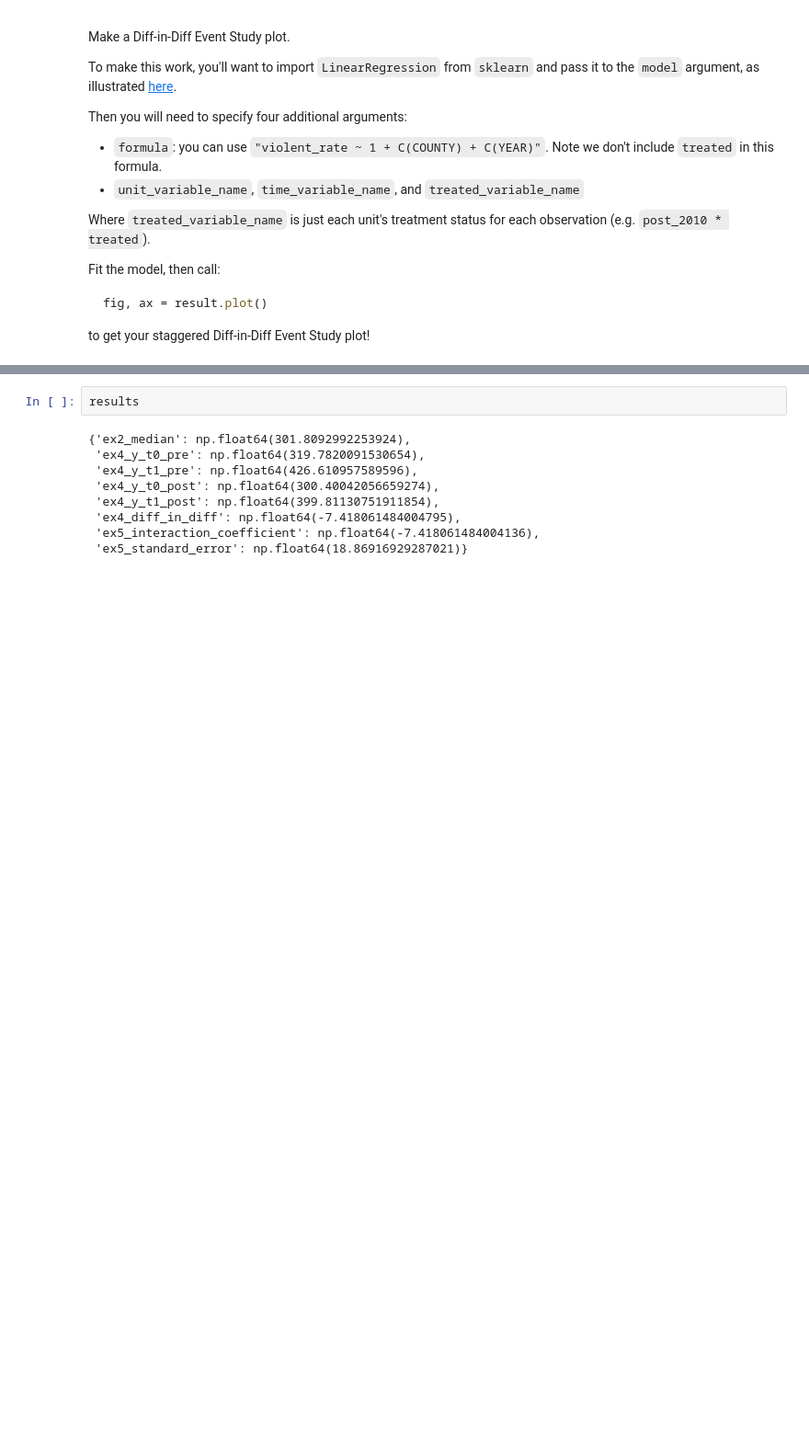
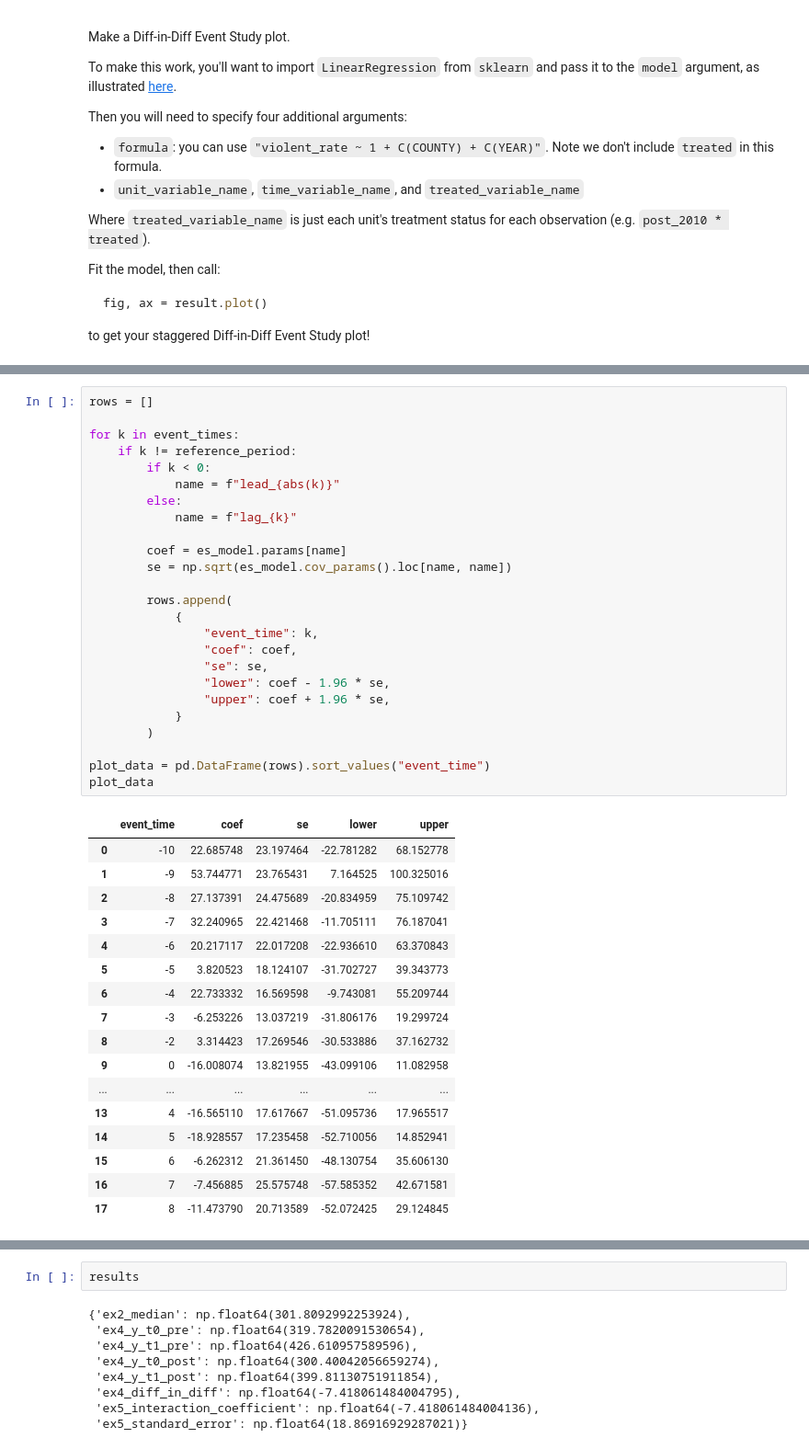
Before and after one commit to mingjie-wei/ids701-solving-problems-with-data, a Jupyter notebook: DiD/exercise_diffindiff.ipynb, the cells around one changed output, grey strips where cells are left out. Shown at 92% size. Cells and saved outputs as stored; diff of their text form; blank space fills up the shorter version.

```diff
--- a/DiD/exercise_diffindiff.ipynb
+++ b/DiD/exercise_diffindiff.ipynb
@@ -376,0 +441,43 @@ The event-study plot appears correctly specified. The pre-treatment placebo esti
+# %%
+rows = []
+
+for k in event_times:
+    if k != reference_period:
+        if k < 0:
+            name = f"lead_{abs(k)}"
+        else:
+            name = f"lag_{k}"
+
+        coef = es_model.params[name]
+        se = np.sqrt(es_model.cov_params().loc[name, name])
+
+        rows.append(
+            {
+                "event_time": k,
+                "coef": coef,
+                "se": se,
+                "lower": coef - 1.96 * se,
+                "upper": coef + 1.96 * se,
+            }
+        )
+
+plot_data = pd.DataFrame(rows).sort_values("event_time")
+plot_data
+# %% [output]
+|  | event_time | coef | se | lower | upper |
+| 0 | -10 | 22.685748 | 23.197464 | -22.781282 | 68.152778 |
+| 1 | -9 | 53.744771 | 23.765431 | 7.164525 | 100.325016 |
+| 2 | -8 | 27.137391 | 24.475689 | -20.834959 | 75.109742 |
+| 3 | -7 | 32.240965 | 22.421468 | -11.705111 | 76.187041 |
+| 4 | -6 | 20.217117 | 22.017208 | -22.936610 | 63.370843 |
+| 5 | -5 | 3.820523 | 18.124107 | -31.702727 | 39.343773 |
+| 6 | -4 | 22.733332 | 16.569598 | -9.743081 | 55.209744 |
+| 7 | -3 | -6.253226 | 13.037219 | -31.806176 | 19.299724 |
+| 8 | -2 | 3.314423 | 17.269546 | -30.533886 | 37.162732 |
+| 9 | 0 | -16.008074 | 13.821955 | -43.099106 | 11.082958 |
+| ... | ... | ... | ... | ... | ... |
+| 13 | 4 | -16.565110 | 17.617667 | -51.095736 | 17.965517 |
+| 14 | 5 | -18.928557 | 17.235458 | -52.710056 | 14.852941 |
+| 15 | 6 | -6.262312 | 21.361450 | -48.130754 | 35.606130 |
+| 16 | 7 | -7.456885 | 25.575748 | -57.585352 | 42.671581 |
+| 17 | 8 | -11.473790 | 20.713589 | -52.072425 | 29.124845 |
```
Also changed, not shown: parts of 7 cells of this notebook.
